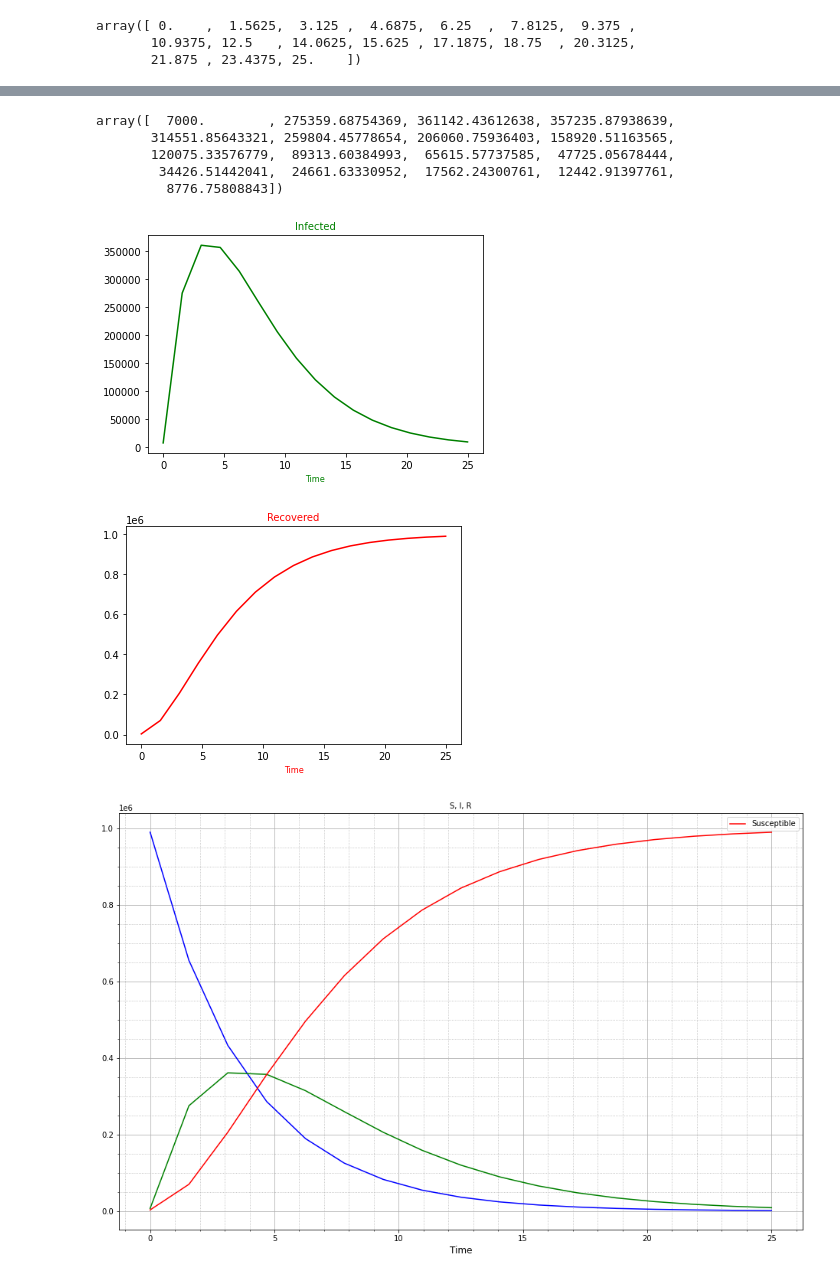
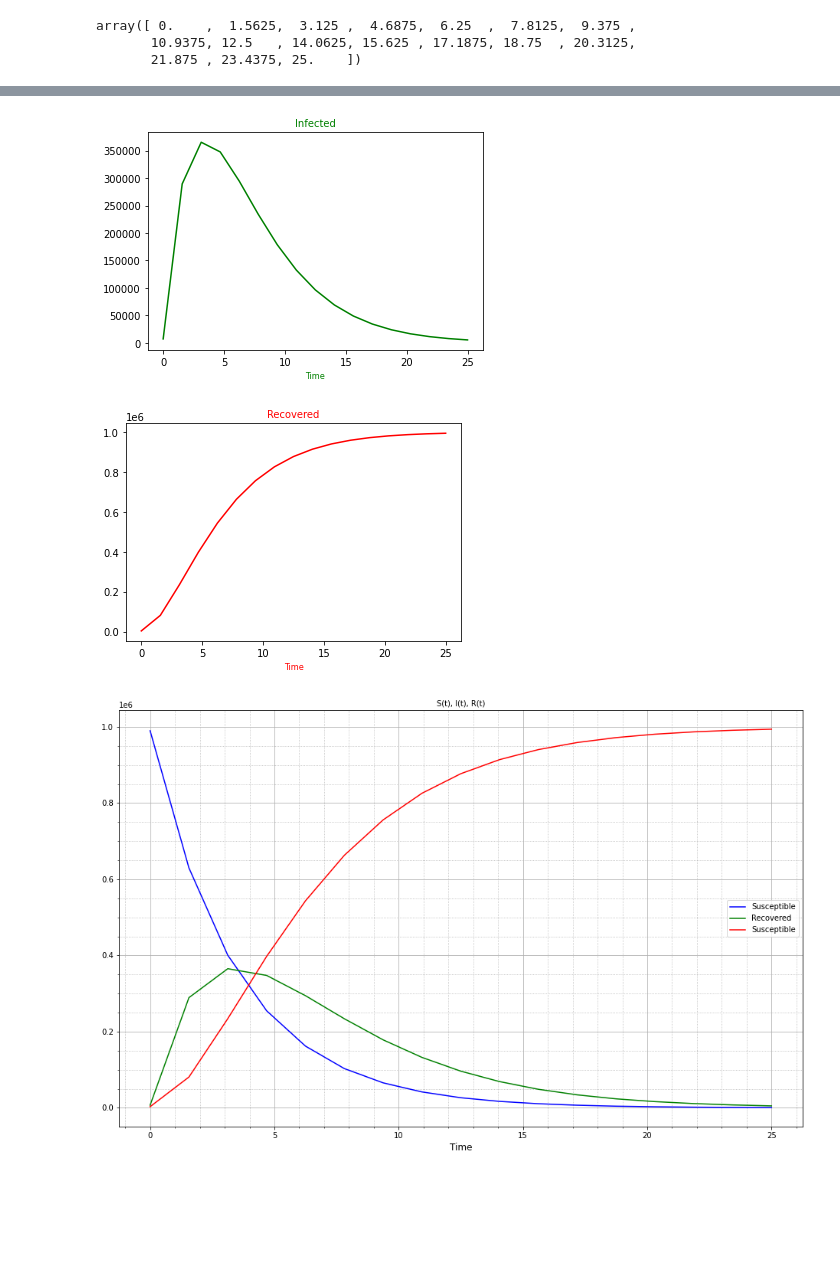
Before and after one commit to SaifuliAnna/DataScience_HW5, a Jupyter notebook: Hw5_2.ipynb, the cells around one changed output, grey strips where cells are left out. Saved outputs shown, nothing was run; the diff lists cells and outputs as text; code cells hidden in the pictures; blank space fills up the shorter version.

```diff
--- a/Hw5_2.ipynb
+++ b/Hw5_2.ipynb
@@ -1,8 +1,8 @@
 # %% [markdown]
 <a href="https://colab.research.google.com/github/SaifuliAnna/DataScience_HW5/blob/main/Hw5_2.ipynb" target="_parent"><img src="https://colab.research.google.com/assets/colab-badge.svg" alt="Open In Colab"/></a>
 # %%
-α = 0.5
-𝛽 = 0.3
+a = 0.5
+b = 0.3
 N0 = 1000000
 S0 = 990000
 I0 = 7000
@@ -44,13 +44,14 @@ array([ 0.    ,  1.5625,  3.125 ,  4.6875,  6.25  ,  7.8125,  9.375 ,
        10.9375, 12.5   , 14.0625, 15.625 , 17.1875, 18.75  , 20.3125,
        21.875 , 23.4375, 25.    ])
 # %%
-def func_s(t, a):
+def func_s(t, S0, a):
     return (S0 * np.exp(-a * t))
 
 def diff_s(p, y, t):
-    a = p
-    return y - func_s(t, a)
+    a, S0 = p
+    return y - func_s(t, S0, a)
 
-sol_s, _ = leastsq(diff_s, (1), args=(y, t))
+
+sol_s, _ = leastsq(diff_s, (a, S0), args=(y, t))
 sol_s
 # %% [output]
@@ -75,25 +70,19 @@ plt.show()
 # %%
-def func_i(t, a):
+def func_i(t, S0, a, I0):
     return ((I0 + a * S0 * t) * np.exp(-a * t))
 # %%
-func_i(t, sol_s[0])
+func_i(t, S0, sol_s[0], I0)
-# %% [output]
-array([  7000.        , 275359.68754369, 361142.43612638, 357235.87938639,
-       314551.85643321, 259804.45778654, 206060.75936403, 158920.51163565,
-       120075.33576779,  89313.60384993,  65615.57737585,  47725.05678444,
-        34426.51442041,  24661.63330952,  17562.24300761,  12442.91397761,
-         8776.75808843])
 # %%
-plt.plot(t, func_i(t, sol_s[0]), color='green')
+plt.plot(t, func_i(t, S0, sol_s[0], I0), color='green')
 
 plt.title('Infected', fontsize=10, color='green')
 plt.xlabel('Time', fontsize=8, color='green')
 
 plt.show()
 # %% [output]
-[figure, old version]
+[figure, new version]
 # %%
-R = N0 - func_s(t, sol_s[0]) - func_i(t, sol_s[0])
+R = N0 - func_s(t, S0, sol_s[0]) - func_i(t, S0, sol_s[0], I0)
 # R
 # %%
 plt.plot(t, R, color='red')
@@ -103,22 +92,22 @@ plt.xlabel('Time', fontsize=8, color='red')
 
 plt.show()
 # %% [output]
-[figure, old version]
+[figure, new version]
 # %%
 fig, ax = plt.subplots(figsize=(16, 10))
 
-plt.title('S, I, R', fontsize=10, color='k')
+plt.title('S(t), I(t), R(t)', fontsize=10, color='k')
 plt.xlabel('Time', fontsize=12, color='k')
 
-plt.plot(t, func_s(t, sol_s[0]), color='blue')
+plt.plot(t, func_s(t, S0, sol_s[0]), color='blue', label='Susceptible')
 
-plt.plot(t, func_i(t, sol_s[0]), color='green')
+plt.plot(t, func_i(t, S0, sol_s[0], I0), color='green', label='Recovered')
 
 plt.plot(t, R, color='red', label='Susceptible')
 
 plt.legend()
 plt.grid(which='major')
 plt.minorticks_on()
 plt.grid(which='minor', linestyle=':');
 # %% [output]
-[figure, old version]
+[figure, new version]
```
Also changed, not shown: parts of 9 cells of this notebook.
